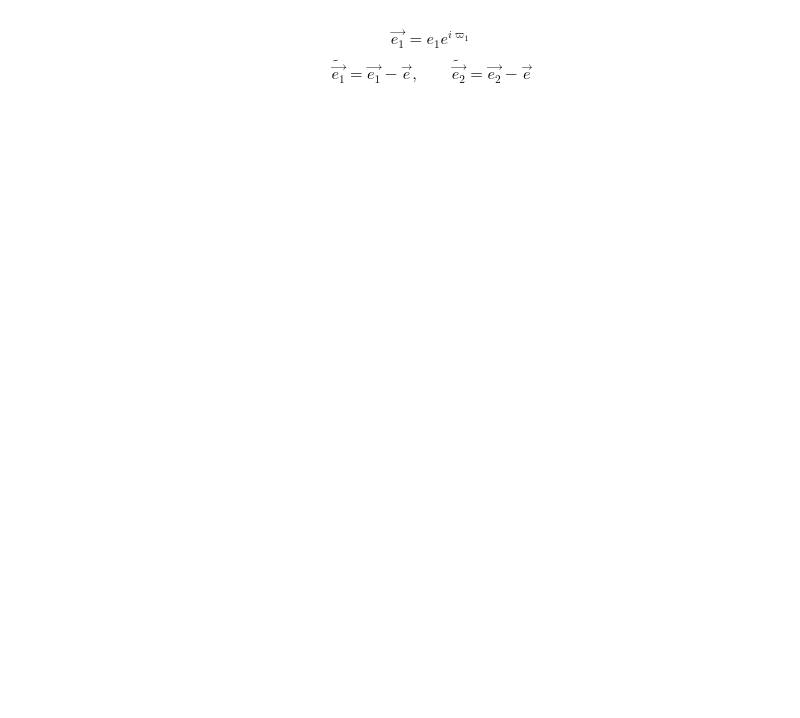
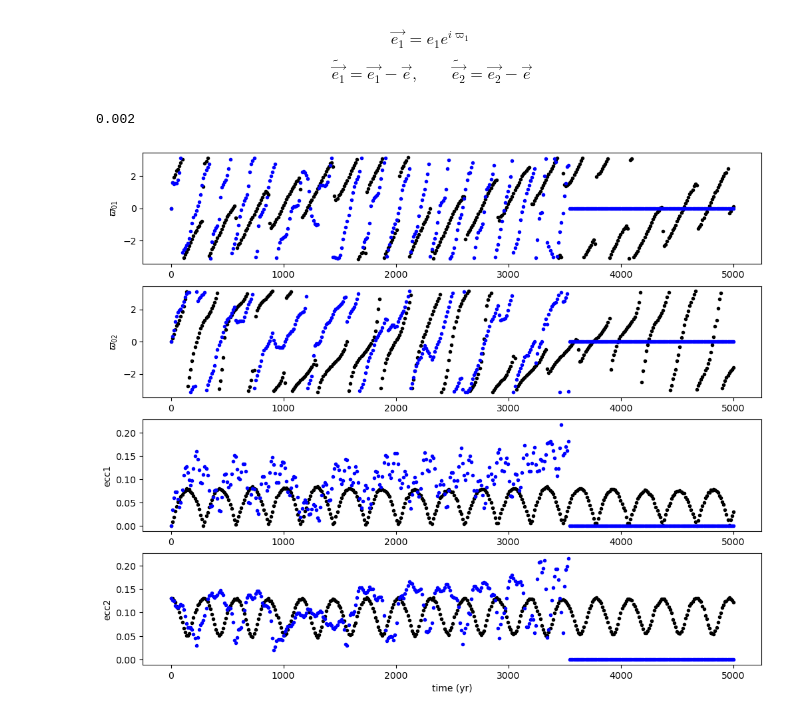
Before and after one commit to EritasY/Chaos, a Jupyter notebook: Central force -test.ipynb, the cells around one changed output. Cells and saved outputs as stored; diff of their text form; code cells hidden in the pictures; blank space fills up the shorter version.

```diff
--- a/Central force -test.ipynb
+++ b/Central force -test.ipynb
@@ -17,7 +17,7 @@ def wrapRad(theta):
 $$\vec{e_1} = e_1 e^{i\varpi_1}$$
 $$\tilde{\vec{e_{1}}} = \vec{e_1}-\vec{e}, \qquad \tilde{\vec{e_{2}}} = \vec{e_2}-\vec{e}$$
 # %%
-def simNoForce(P1, P2, ecc, pom):
+def simNoForce(P1, P2, ecc, pom, scale):
     mu1, mu2 = 36e-6, 28e-6
     ecc1, ecc0, ecc2 = ecc
     pomega1, pomega0, pomega2 = pom
@@ -44,7 +44,7 @@ def simNoForce(P1, P2, ecc, pom):
 
     Nout=400
     pomega1, pomega2, ecc1, ecc2 = np.zeros(Nout), np.zeros(Nout), np.zeros(Nout), np.zeros(Nout)
-    times = np.linspace(0,P_0*5e4,Nout)
+    times = np.linspace(0,scale,Nout)
 
     for i, time in enumerate(times):
         try:
@@ -53,16 +53,20 @@ def simNoForce(P1, P2, ecc, pom):
             info_1 = sim.particles[1].calculate_orbit(primary=sim.particles[0])
             info_2 = sim.particles[2].calculate_orbit(primary=sim.particles[0])
             p0, p1, p2, e0, e1, e2 = info_0.pomega, info_1.pomega, info_2.pomega, info_0.e, info_1.e, info_2.e
-            pomega1[i] = wrapRad(p1-p0)
-            pomega2[i] = wrapRad(p2-p0)
-            ecc1[i] = np.sqrt((e0*np.cos(p0)+e1*np.cos(p1))**2 + (e0*np.sin(p0)+e1*np.sin(p1))**2)
-            ecc2[i] = np.sqrt((e0*np.cos(p0)+e2*np.cos(p2))**2 + (e0*np.sin(p0)+e2*np.sin(p2))**2)
+            e10_y = (e0*np.sin(p0)-e1*np.sin(p1))
+            e10_x = (e0*np.cos(p0)-e1*np.cos(p1))
+            e20_y = (e2*np.sin(p0)-e0*np.sin(p2))
+            e20_x = (e2*np.cos(p0)-e0*np.cos(p2))
+            pomega1[i] = np.arctan2(e10_y,e10_x)
+            pomega2[i] = np.arctan2(e20_y,e20_x)
+            ecc1[i] = np.sqrt(e10_x**2 + e10_y**2)
+            ecc2[i] = np.sqrt(e20_x**2 + e20_y**2)
         except rebound.Collision:
             break
 
     return times, pomega1, pomega2, ecc1, ecc2
 # %%
-def simWithForce(P1, P2, gamma, A, ecc, pom):
+def simWithForce(P1, P2, gamma, A, ecc, pom, scale):
     mu1, mu2 = 36e-6, 28e-6
     ecc1, ecc0, ecc2 = ecc
     pomega1, pomega0, pomega2 = pom
@@ -89,7 +93,7 @@ def simWithForce(P1, P2, gamma, A, ecc, pom):
 
     Nout=400
     pomega1, pomega2, ecc1, ecc2 = np.zeros(Nout), np.zeros(Nout), np.zeros(Nout), np.zeros(Nout)
-    times = np.linspace(0,P_0*5e4,Nout)
+    times = np.linspace(0,scale,Nout)
 
     rebx = reboundx.Extras(sim)
     cf = rebx.load_force("central_force")
@@ -108,19 +112,23 @@ def simWithForce(P1, P2, gamma, A, ecc, pom):
             info_1 = sim.particles[1].calculate_orbit(primary=sim.particles[0])
             info_2 = sim.particles[2].calculate_orbit(primary=sim.particles[0])
             p0, p1, p2, e0, e1, e2 = info_0.pomega, info_1.pomega, info_2.pomega, info_0.e, info_1.e, info_2.e
-            pomega1[i] = wrapRad(p1-p0)
-            pomega2[i] = wrapRad(p2-p0)
-            ecc1[i] = np.sqrt((e0*np.cos(p0)+e1*np.cos(p1))**2 + (e0*np.sin(p0)+e1*np.sin(p1))**2)
-            ecc2[i] = np.sqrt((e0*np.cos(p0)+e2*np.cos(p2))**2 + (e0*np.sin(p0)+e2*np.sin(p2))**2)
+            e10_y = (e0*np.sin(p0)-e1*np.sin(p1))
+            e10_x = (e0*np.cos(p0)-e1*np.cos(p1))
+            e20_y = (e2*np.sin(p0)-e0*np.sin(p2))
+            e20_x = (e2*np.cos(p0)-e0*np.cos(p2))
+            pomega1[i] = np.arctan2(e10_y,e10_x)
+            pomega2[i] = np.arctan2(e20_y,e20_x)
+            ecc1[i] = np.sqrt(e10_x**2 + e10_y**2)
+            ecc2[i] = np.sqrt(e20_x**2 + e20_y**2)
         except rebound.Collision:
             break
 
     return times, pomega1, pomega2, ecc1, ecc2
 # %%
-def compare(P1, P2, gamma, A, ecc, pom):
+def compare(P1, P2, gamma, A, ecc, pom, scale):
     fig, axarr = plt.subplots(nrows=4, figsize=(12,10))
-    times, pomega1, pomega2, ecc1, ecc2, = simNoForce(P1,P2, ecc, pom)
-    times_f, pomega1_f, pomega2_f, ecc1_f, ecc2_f = simWithForce(P1,P2,gamma,A,ecc,pom)
+    times, pomega1, pomega2, ecc1, ecc2, = simNoForce(P1,P2, ecc, pom, scale)
+    times_f, pomega1_f, pomega2_f, ecc1_f, ecc2_f = simWithForce(P1,P2,gamma,A,ecc,pom,scale)
     axarr[0].plot(times, pomega1, 'k.')
     axarr[0].plot(times_f, pomega1_f, 'b.')
     axarr[0].set_ylabel(r"$\varpi_{01}$")
@@ -138,4 +146,7 @@ def compare(P1, P2, gamma, A, ecc, pom):
     axarr[3].set_ylabel('ecc2')
     axarr[3].set_xlabel('time (yr)')
 # %%
-compare(0.05*0.65, 0.05*1.55, -1, -5e-2, (0.1,0,0.1),(0,0,0))
+compare(0.05*0.68, 0.05*1.53, -3, 20e-4, (0.04,0.04,0.09),(0,0,np.pi), 0.05*1e5)
+# %% [output]
+0.002
+[figure, added]
```
Also changed, not shown: parts of 1 cell of this notebook, 6 other files.
